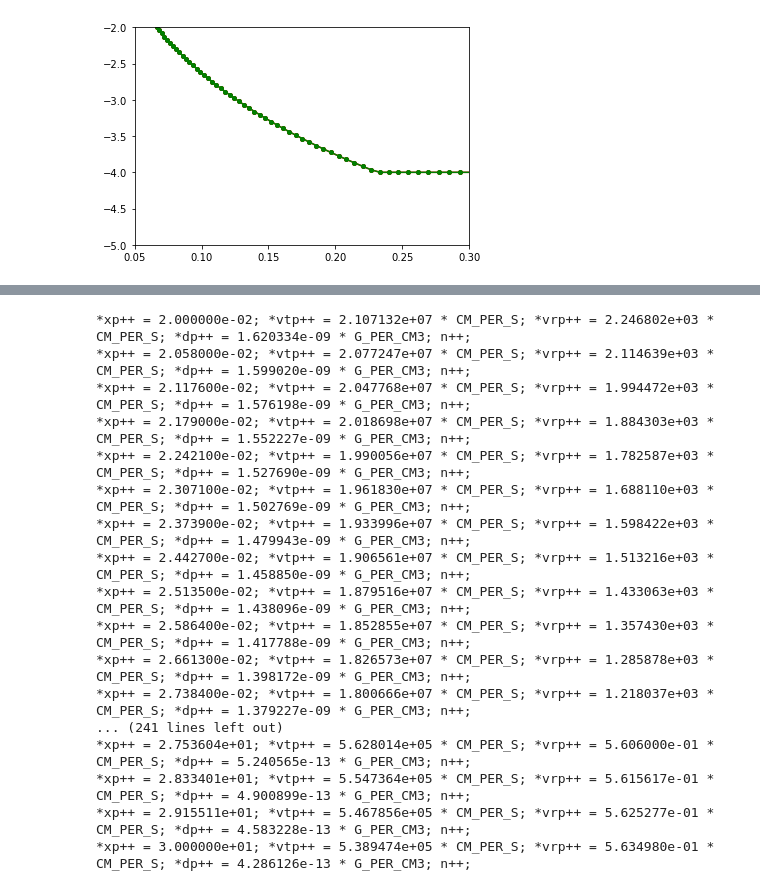
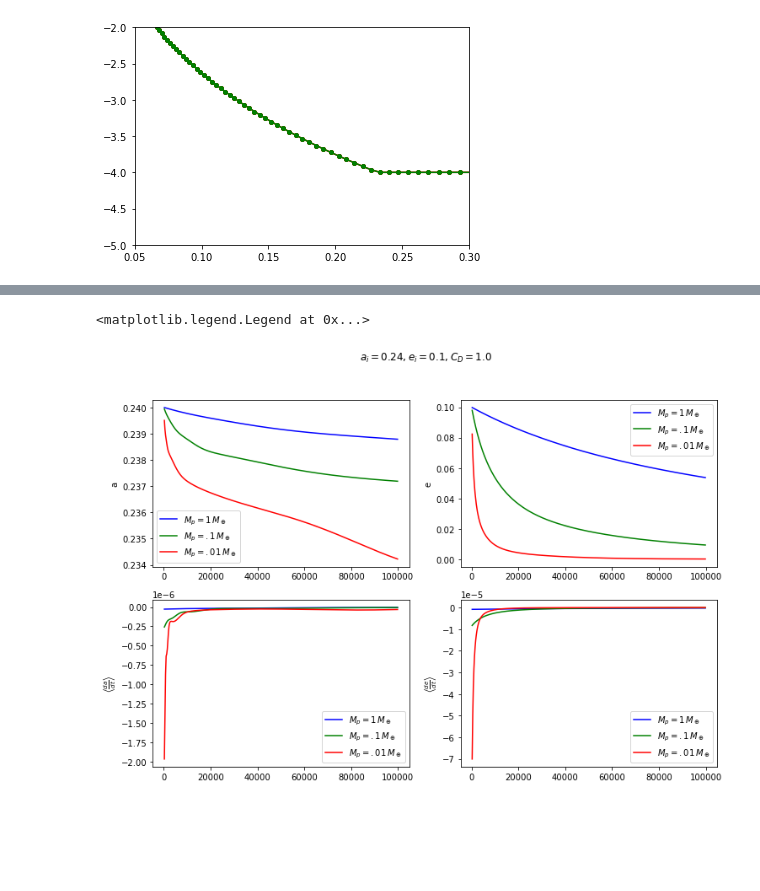
Before and after one commit to cassum-2022-project-21/workspace, a Jupyter notebook: disk/disk copy.ipynb, the cells around one changed output, grey strips where cells are left out. Cells and saved outputs as stored; diff of their text form; code cells hidden in the pictures; blank space fills up the shorter version.

```diff
--- a/disk/disk copy.ipynb
+++ b/disk/disk copy.ipynb
@@ -318,20 +279,0 @@ array([  2.99195741e+11,   3.07872418e+11,   3.16788451e+11,
-# %%
-print("\n".join(f"*xp++ = {xp:06e}; *vtp++ = {vt:06e} * CM_PER_S; *vrp++ = {vr:06e} * CM_PER_S; *dp++ = {dp:06e} * G_PER_CM3; n++;" for xp, vt, vr, dp in zip(r, vt_gas, vr_gas, rho_0)))
-# %% [output]
-*xp++ = 2.000000e-02; *vtp++ = 2.107132e+07 * CM_PER_S; *vrp++ = 2.246802e+03 * CM_PER_S; *dp++ = 1.620334e-09 * G_PER_CM3; n++;
-*xp++ = 2.058000e-02; *vtp++ = 2.077247e+07 * CM_PER_S; *vrp++ = 2.114639e+03 * CM_PER_S; *dp++ = 1.599020e-09 * G_PER_CM3; n++;
-*xp++ = 2.117600e-02; *vtp++ = 2.047768e+07 * CM_PER_S; *vrp++ = 1.994472e+03 * CM_PER_S; *dp++ = 1.576198e-09 * G_PER_CM3; n++;
-*xp++ = 2.179000e-02; *vtp++ = 2.018698e+07 * CM_PER_S; *vrp++ = 1.884303e+03 * CM_PER_S; *dp++ = 1.552227e-09 * G_PER_CM3; n++;
-*xp++ = 2.242100e-02; *vtp++ = 1.990056e+07 * CM_PER_S; *vrp++ = 1.782587e+03 * CM_PER_S; *dp++ = 1.527690e-09 * G_PER_CM3; n++;
-*xp++ = 2.307100e-02; *vtp++ = 1.961830e+07 * CM_PER_S; *vrp++ = 1.688110e+03 * CM_PER_S; *dp++ = 1.502769e-09 * G_PER_CM3; n++;
-*xp++ = 2.373900e-02; *vtp++ = 1.933996e+07 * CM_PER_S; *vrp++ = 1.598422e+03 * CM_PER_S; *dp++ = 1.479943e-09 * G_PER_CM3; n++;
-*xp++ = 2.442700e-02; *vtp++ = 1.906561e+07 * CM_PER_S; *vrp++ = 1.513216e+03 * CM_PER_S; *dp++ = 1.458850e-09 * G_PER_CM3; n++;
-*xp++ = 2.513500e-02; *vtp++ = 1.879516e+07 * CM_PER_S; *vrp++ = 1.433063e+03 * CM_PER_S; *dp++ = 1.438096e-09 * G_PER_CM3; n++;
-*xp++ = 2.586400e-02; *vtp++ = 1.852855e+07 * CM_PER_S; *vrp++ = 1.357430e+03 * CM_PER_S; *dp++ = 1.417788e-09 * G_PER_CM3; n++;
-*xp++ = 2.661300e-02; *vtp++ = 1.826573e+07 * CM_PER_S; *vrp++ = 1.285878e+03 * CM_PER_S; *dp++ = 1.398172e-09 * G_PER_CM3; n++;
-*xp++ = 2.738400e-02; *vtp++ = 1.800666e+07 * CM_PER_S; *vrp++ = 1.218037e+03 * CM_PER_S; *dp++ = 1.379227e-09 * G_PER_CM3; n++;
-... (241 lines left out)
-*xp++ = 2.753604e+01; *vtp++ = 5.628014e+05 * CM_PER_S; *vrp++ = 5.606000e-01 * CM_PER_S; *dp++ = 5.240565e-13 * G_PER_CM3; n++;
-*xp++ = 2.833401e+01; *vtp++ = 5.547364e+05 * CM_PER_S; *vrp++ = 5.615617e-01 * CM_PER_S; *dp++ = 4.900899e-13 * G_PER_CM3; n++;
-*xp++ = 2.915511e+01; *vtp++ = 5.467856e+05 * CM_PER_S; *vrp++ = 5.625277e-01 * CM_PER_S; *dp++ = 4.583228e-13 * G_PER_CM3; n++;
-*xp++ = 3.000000e+01; *vtp++ = 5.389474e+05 * CM_PER_S; *vrp++ = 5.634980e-01 * CM_PER_S; *dp++ = 4.286126e-13 * G_PER_CM3; n++;
@@ -337,0 +315,49 @@ print("\n".join(f"*xp++ = {xp:06e}; *vtp++ = {vt:06e} * CM_PER_S; *vrp++ = {vr:0
+# %%
+import matplotlib.pyplot as plt
+import numpy as np
+
+plt.rc('axes', prop_cycle=(cycler(color=["b", "g", "r"])))
+# %%
+a_i = "0.24"
+e_i = "0.1"
+
+r0 = runs[f"iopf_csim_DRAG_1.0_{a_i}_{e_i}_1.0"]
+r1 = runs[f"iopf_csim_DRAG_0.1_{a_i}_{e_i}_1.0"]
+r2 = runs[f"iopf_csim_DRAG_0.01_{a_i}_{e_i}_1.0"]
+
+fig, axs = plt.subplots(2, 2, figsize=(12, 8))
+
+axs = axs.ravel()
+
+fig.suptitle(f"$a_i = {a_i}, e_i = {e_i}, C_D = 1.0$")
+
+axs[0].plot(r0["t"], r0["a"], label="$M_p = 1\,M_\oplus$")
+axs[0].plot(r1["t"], r1["a"], label="$M_p = .1\,M_\oplus$")
+axs[0].plot(r2["t"], r2["a"], label="$M_p = .01\,M_\oplus$")
+axs[0].set_ylabel("a")
+
+axs[0].legend()
+
+axs[1].plot(r0["t"], r0["e"], label="$M_p = 1\,M_\oplus$")
+axs[1].plot(r1["t"], r1["e"], label="$M_p = .1\,M_\oplus$")
+axs[1].plot(r2["t"], r2["e"], label="$M_p = .01\,M_\oplus$")
+axs[1].set_ylabel("e")
+
+axs[1].legend()
+
+axs[2].plot(r0["t"], r0["Da"], label="$M_p = 1\,M_\oplus$")
+axs[2].plot(r1["t"], r1["Da"], label="$M_p = .1\,M_\oplus$")
+axs[2].plot(r2["t"], r2["Da"], label="$M_p = .01\,M_\oplus$")
+axs[2].set_ylabel(r"$\left<\frac{da}{dt}\right>$")
+
+axs[2].legend()
+
+axs[3].plot(r0["t"], r0["De"], label="$M_p = 1\,M_\oplus$")
+axs[3].plot(r1["t"], r1["De"], label="$M_p = .1\,M_\oplus$")
+axs[3].plot(r2["t"], r2["De"], label="$M_p = .01\,M_\oplus$")
+axs[3].set_ylabel(r"$\left<\frac{de}{dt}\right>$")
+
+axs[3].legend()
+# %% [output]
+<matplotlib.legend.Legend at 0x...>
+[figure, added]
```
Also changed, not shown: parts of 15 cells of this notebook, 8 other files.
